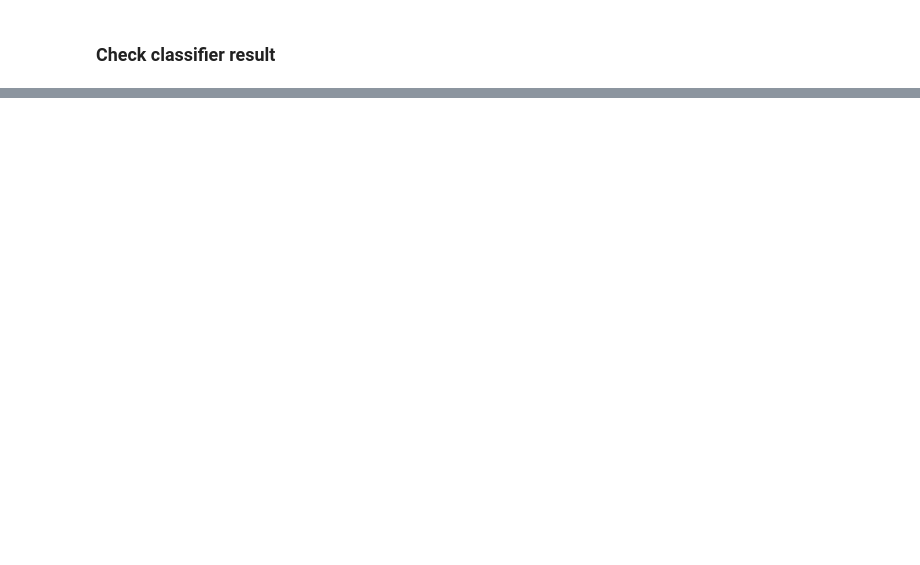
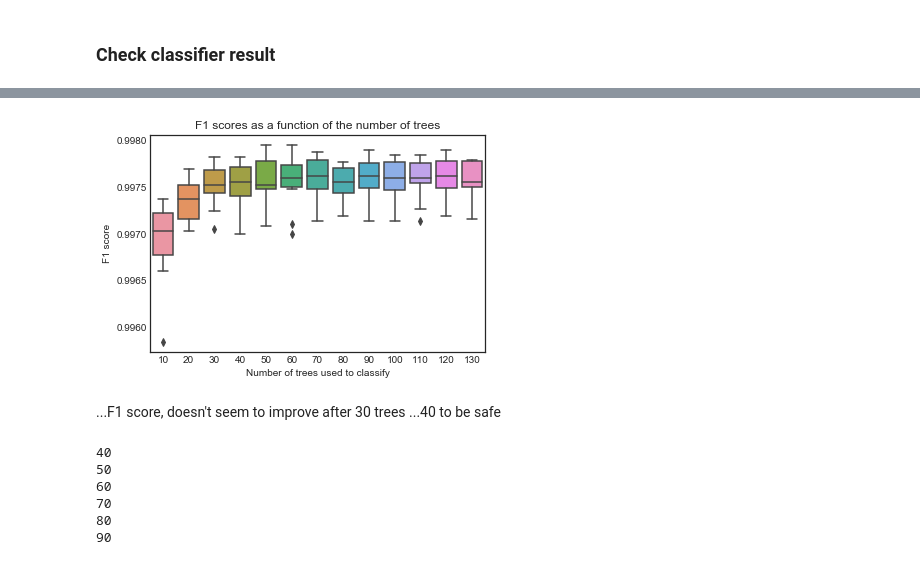
Before and after one commit to Menigedegna/Point-Pattern-Analysis, a Jupyter notebook: MachineLearningRNADistribution.ipynb, the cells around one changed output, grey strips where cells are left out. Saved outputs shown, nothing was run; the diff lists cells and outputs as text; code cells hidden in the pictures; blank space fills up the shorter version.

```diff
--- a/MachineLearningRNADistribution.ipynb
+++ b/MachineLearningRNADistribution.ipynb
@@ -488,0 +380,5 @@ Big issues
+# %%
+newdf["SegmentChannel"]=0 #for simulated data
+newdf.loc[newdf["FociType"]==0,"SegmentChannel"] =newdf.loc[newdf["FociType"]==0,'IntensityCh1'] # NP intensity
+newdf.loc[newdf["FociType"]==1,"SegmentChannel"] =newdf.loc[newdf["FociType"]==1,'IntensityCh2'] # Ser2P intensity
+newdf.loc[newdf["FociType"]==2,"SegmentChannel"] =newdf.loc[newdf["FociType"]==2,'IntensityCh3'] # Ser5P intensity
@@ -488,0 +397,5 @@ Big issues
+# %%
+SimulatedData = newdf.loc[newdf["SegmentChannel"]==0,]
+SegmentedData = newdf.loc[newdf["SegmentChannel"]!=0,]
+print(SimulatedData.shape)
+print(SegmentedData.shape)
@@ -488,0 +407,9 @@ Big issues
+# %%
+labels  = SegmentedData["FociType"].values
+TrainSet,TestSet = train_test_split(SegmentedData,stratify=labels, test_size=0.3, random_state=20012017)
+features= TrainSet.drop(['FociType','File', 'IntensityCh1','IntensityCh2','IntensityCh3'], axis=1) #without intensities in foci channels
+Lab     = features.columns
+features= features.values
+labels  = TrainSet["FociType"].values
+print(TrainSet.shape)
+print(TestSet.shape)
@@ -488,0 +419,8 @@ Big issues
+# %%
+F1Score=[]
+Accuracy=[]
+for nbreTree in range(10,140,10):
+    rf = ensemble.RandomForestClassifier(n_estimators=nbreTree)
+    GetF1 = cross_validation.cross_val_score(rf, features, labels, cv=10, scoring="f1_weighted")
+    F1Score.append(GetF1)
+    print(nbreTree)
@@ -488,0 +441,24 @@ Big issues
+# %%
+sns.boxplot(range(10,140,10), F1Score)
+plt.xlabel("Number of trees used to classify")
+plt.ylabel("F1 score")
+plt.title("F1 scores as a function of the number of trees")
+plt.show()
+# %% [output]
+[figure, added]
+# %% [markdown]
+...F1 score, doesn't seem to improve after 30 trees ...40 to be safe
+# %%
+Accuracy=[]
+for nbreTree in range(40,100,10):
+    rf = ensemble.RandomForestClassifier(n_estimators=nbreTree)
+    GetScore = cross_validation.cross_val_score(rf, features, labels, cv=10)
+    Accuracy.append(GetScore)
+    print(nbreTree)
+# %% [output]
+40
+50
+60
+70
+80
+90
```
Also changed, not shown: parts of 143 cells of this notebook.
